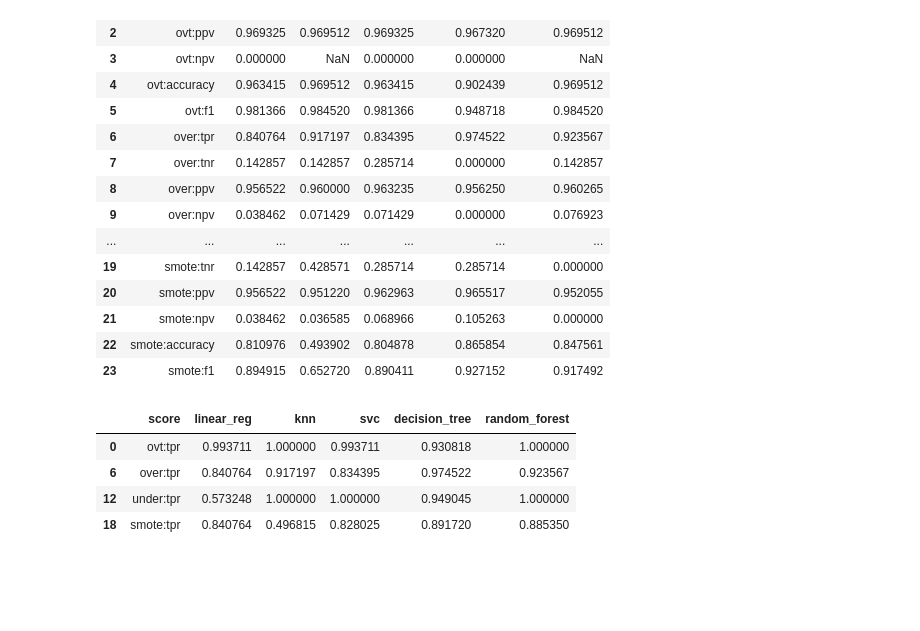
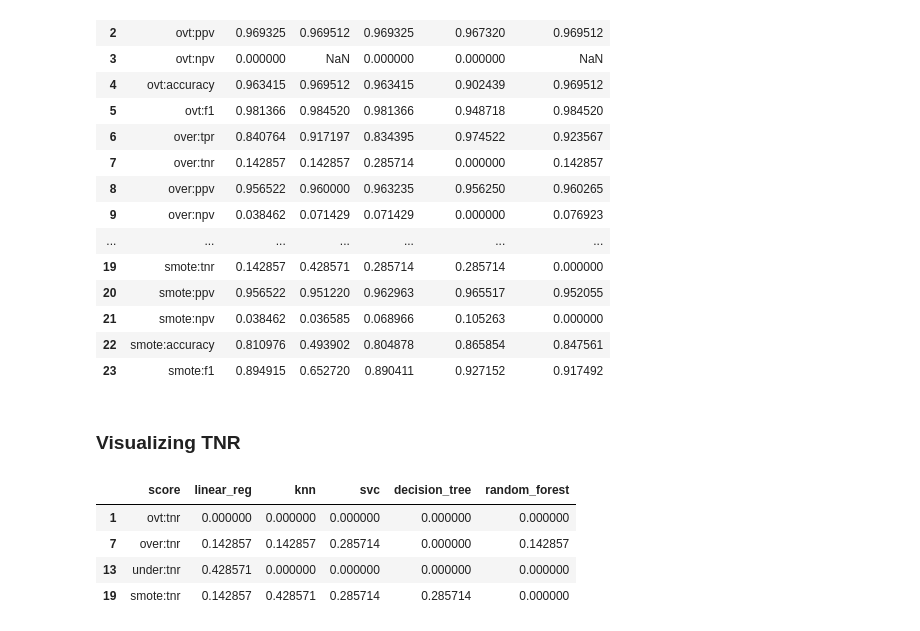
Before and after one commit to leena-kang/WHEL_Study, a Jupyter notebook: WHEL's Study Classification Model.ipynb, the cells around one changed output. Cells and saved outputs as stored; diff of their text form; code cells hidden in the pictures; blank space fills up the shorter version.

```diff
--- a/WHEL's Study Classification Model.ipynb
+++ b/WHEL's Study Classification Model.ipynb
@@ -1339,11 +1355,13 @@ accuracy = all_scores.take(np.arange(4,24,6))
 
     # f1
 f1 = all_scores.take(np.arange(5,24,6))
-# %%
-tpr
-# %% [output]
-|  | score | linear_reg | knn | svc | decision_tree | random_forest |
-| 0 | ovt:tpr | 0.993711 | 1.000000 | 0.993711 | 0.930818 | 1.000000 |
-| 6 | over:tpr | 0.840764 | 0.917197 | 0.834395 | 0.974522 | 0.923567 |
-| 12 | under:tpr | 0.573248 | 1.000000 | 1.000000 | 0.949045 | 1.000000 |
-| 18 | smote:tpr | 0.840764 | 0.496815 | 0.828025 | 0.891720 | 0.885350 |
+# %% [markdown]
+### Visualizing TNR
+# %%
+tnr
+# %% [output]
+|  | score | linear_reg | knn | svc | decision_tree | random_forest |
+| 1 | ovt:tnr | 0.000000 | 0.000000 | 0.000000 | 0.000000 | 0.000000 |
+| 7 | over:tnr | 0.142857 | 0.142857 | 0.285714 | 0.000000 | 0.142857 |
+| 13 | under:tnr | 0.428571 | 0.000000 | 0.000000 | 0.000000 | 0.000000 |
+| 19 | smote:tnr | 0.142857 | 0.428571 | 0.285714 | 0.285714 | 0.000000 |
```
Also changed, not shown: parts of 5 cells of this notebook, 2 other files.
